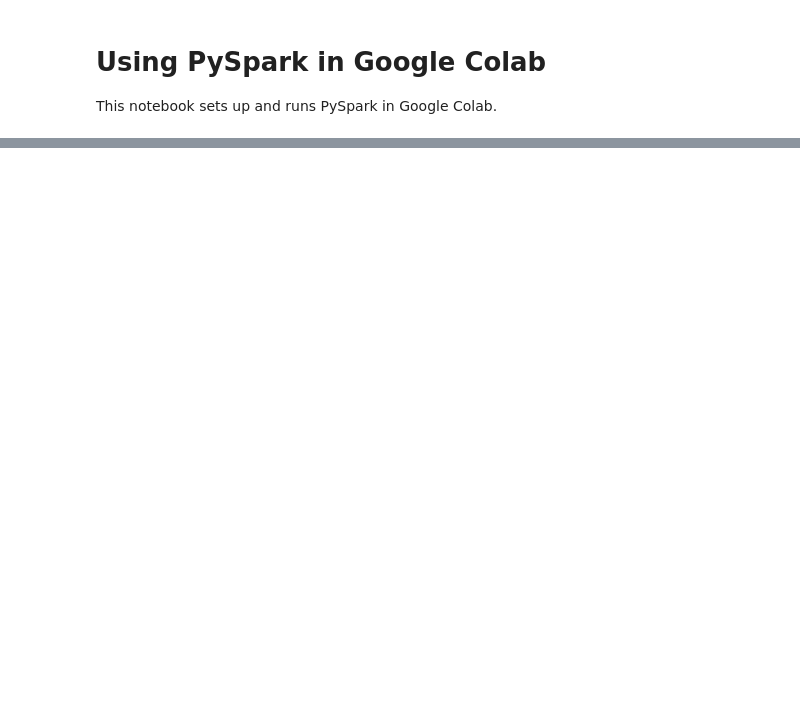
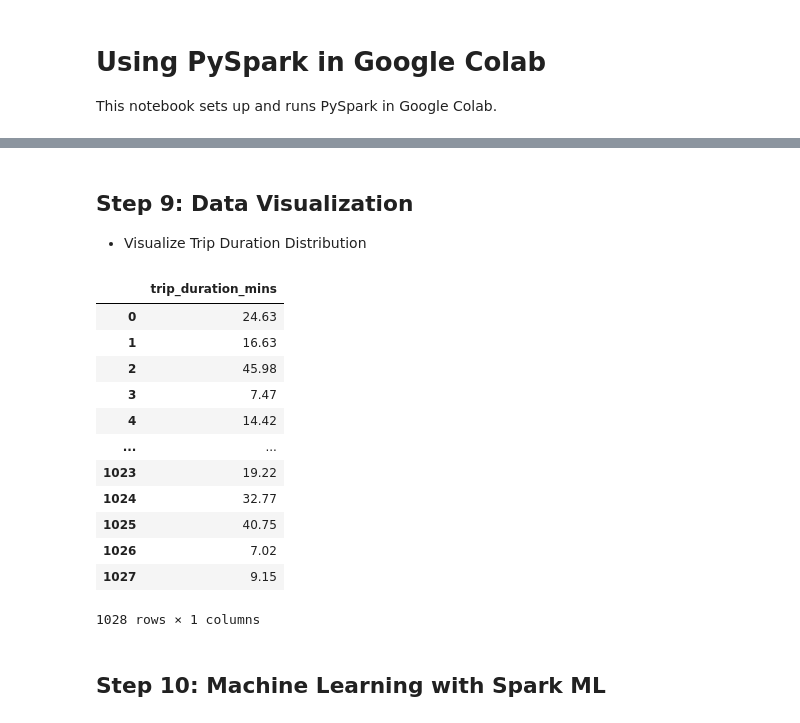
Before and after one commit to omik582004/Big_Data_2025_Semnan, a Jupyter notebook: PySpark_Colab.ipynb, the cells around one changed output, grey strips where cells are left out. Cells and saved outputs as stored; diff of their text form; code cells hidden in the pictures; blank space fills up the shorter version.

```diff
--- a/PySpark_Colab.ipynb
+++ b/PySpark_Colab.ipynb
@@ -50,0 +281,3 @@ spark.stop()
+# %%
+df = df.drop("id")  # Drop 'id' column as it's not needed
+df.show(5)
@@ -50,0 +297,7 @@ spark.stop()
+# %%
+from pyspark.sql.functions import col, to_timestamp
+
+df = df.withColumn("pickup_datetime", to_timestamp(col("pickup_datetime")))
+df = df.withColumn("dropoff_datetime", to_timestamp(col("dropoff_datetime")))
+
+df.show(5)
@@ -50,0 +367,5 @@ spark.stop()
+# %%
+from pyspark.sql.functions import (unix_timestamp, round)
+
+df = df.withColumn("trip_duration_mins", round((unix_timestamp("dropoff_datetime") - unix_timestamp("pickup_datetime")) / 60, 2))
+df.select("trip_duration", "trip_duration_mins").show(5)
@@ -50,0 +383,24 @@ spark.stop()
+# %% [markdown]
+## Step 9: Data Visualization
+*  Visualize Trip Duration Distribution
+# %%
+import matplotlib.pyplot as plt
+
+# Convert to Pandas for plotting
+trip_durations = df.select("trip_duration_mins").sample(fraction=0.01).toPandas()
+# %%
+trip_durations
+# %% [output]
+|  | trip_duration_mins |
+| 0 | 24.63 |
+| 1 | 16.63 |
+| 2 | 45.98 |
+| 3 | 7.47 |
+| 4 | 14.42 |
+| ... | ... |
+| 1023 | 19.22 |
+| 1024 | 32.77 |
+| 1025 | 40.75 |
+| 1026 | 7.02 |
+| 1027 | 9.15 |
+1028 rows × 1 columns
@@ -50,0 +424,2 @@ spark.stop()
+# %% [markdown]
+## Step 10: Machine Learning with Spark ML
```
Also changed, not shown: parts of 53 cells of this notebook.
